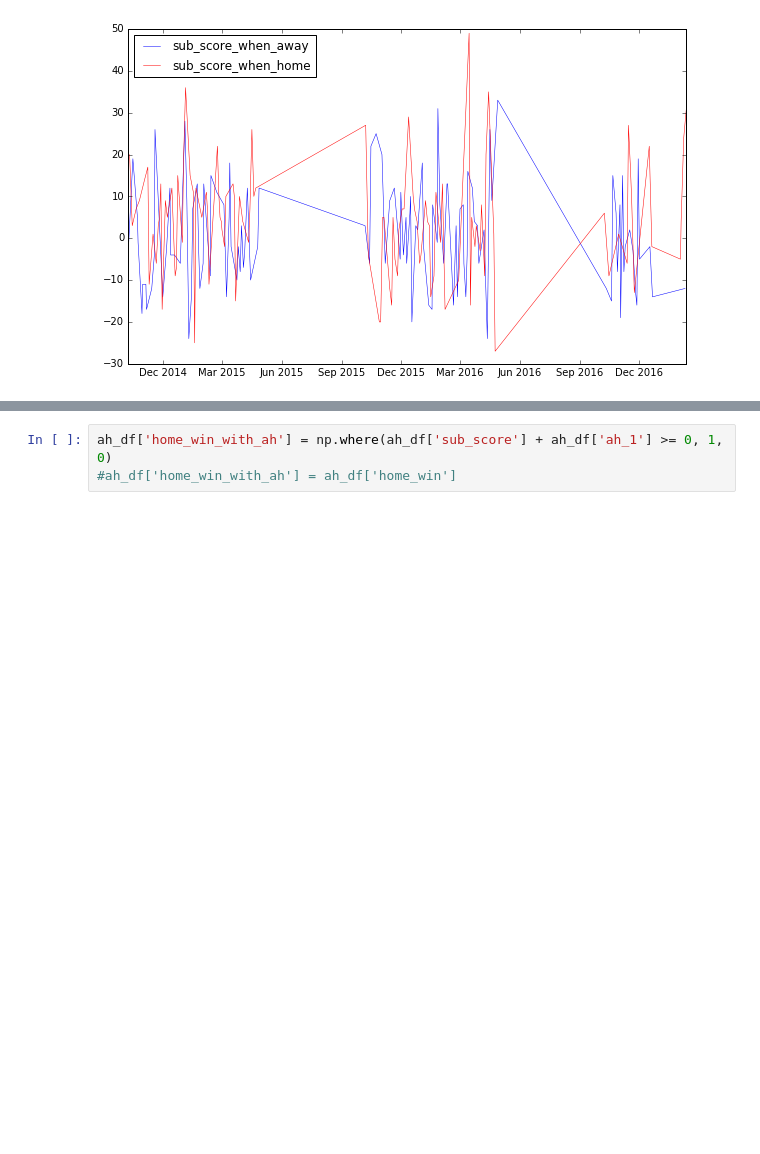
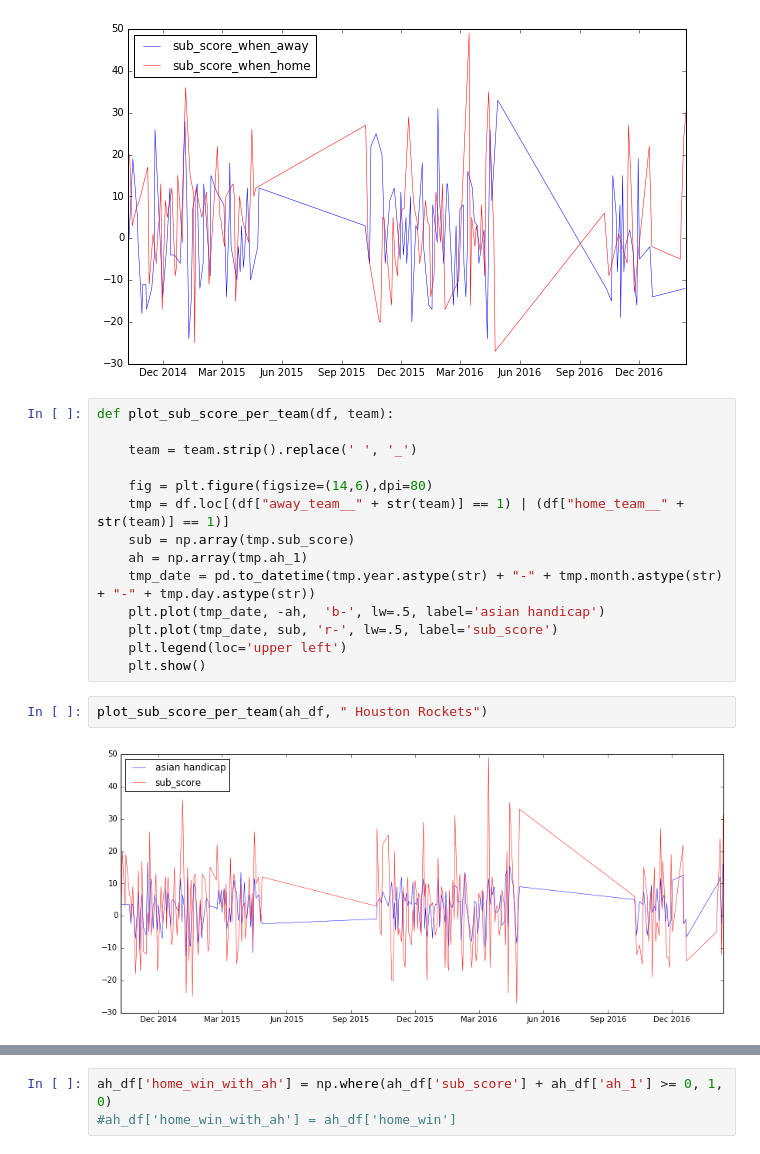
Before and after one commit to ccuulinay/playing_nba, a Jupyter notebook: nba_odds_analysis/ah_odds_analysis.ipynb, the cells around one changed output, grey strips where cells are left out. Saved outputs shown, nothing was run; the diff lists cells and outputs as text; blank space fills up the shorter version.

```diff
--- a/nba_odds_analysis/ah_odds_analysis.ipynb
+++ b/nba_odds_analysis/ah_odds_analysis.ipynb
@@ -192,3 +192,21 @@ def plot_sub_score_per_game_by_team(df, team):
 plot_sub_score_per_game_by_team(ah_df, " Houston Rockets")
 # %% [output]
 [figure]
+# %%
+def plot_sub_score_per_team(df, team):
+
+    team = team.strip().replace(' ', '_')
+
+    fig = plt.figure(figsize=(14,6),dpi=80)
+    tmp = df.loc[(df["away_team__" + str(team)] == 1) | (df["home_team__" + str(team)] == 1)]
+    sub = np.array(tmp.sub_score)
+    ah = np.array(tmp.ah_1)
+    tmp_date = pd.to_datetime(tmp.year.astype(str) + "-" + tmp.month.astype(str) + "-" + tmp.day.astype(str))
+    plt.plot(tmp_date, -ah,  'b-', lw=.5, label='asian handicap')
+    plt.plot(tmp_date, sub, 'r-', lw=.5, label='sub_score')
+    plt.legend(loc='upper left')
+    plt.show()
+# %%
+plot_sub_score_per_team(ah_df, " Houston Rockets")
+# %% [output]
+[figure, added]
```
Also changed, not shown: parts of 1 cell of this notebook, 1 other file.
